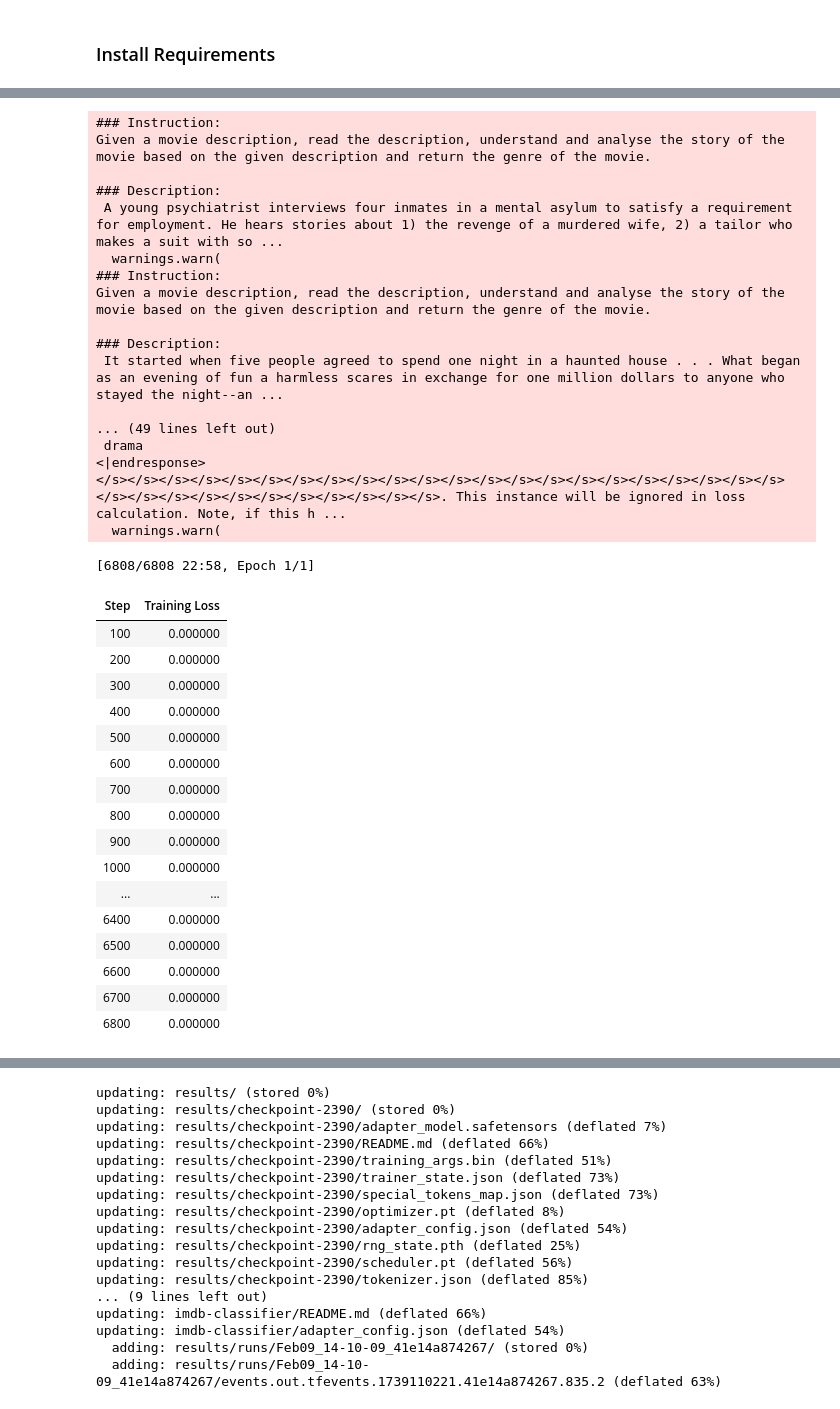
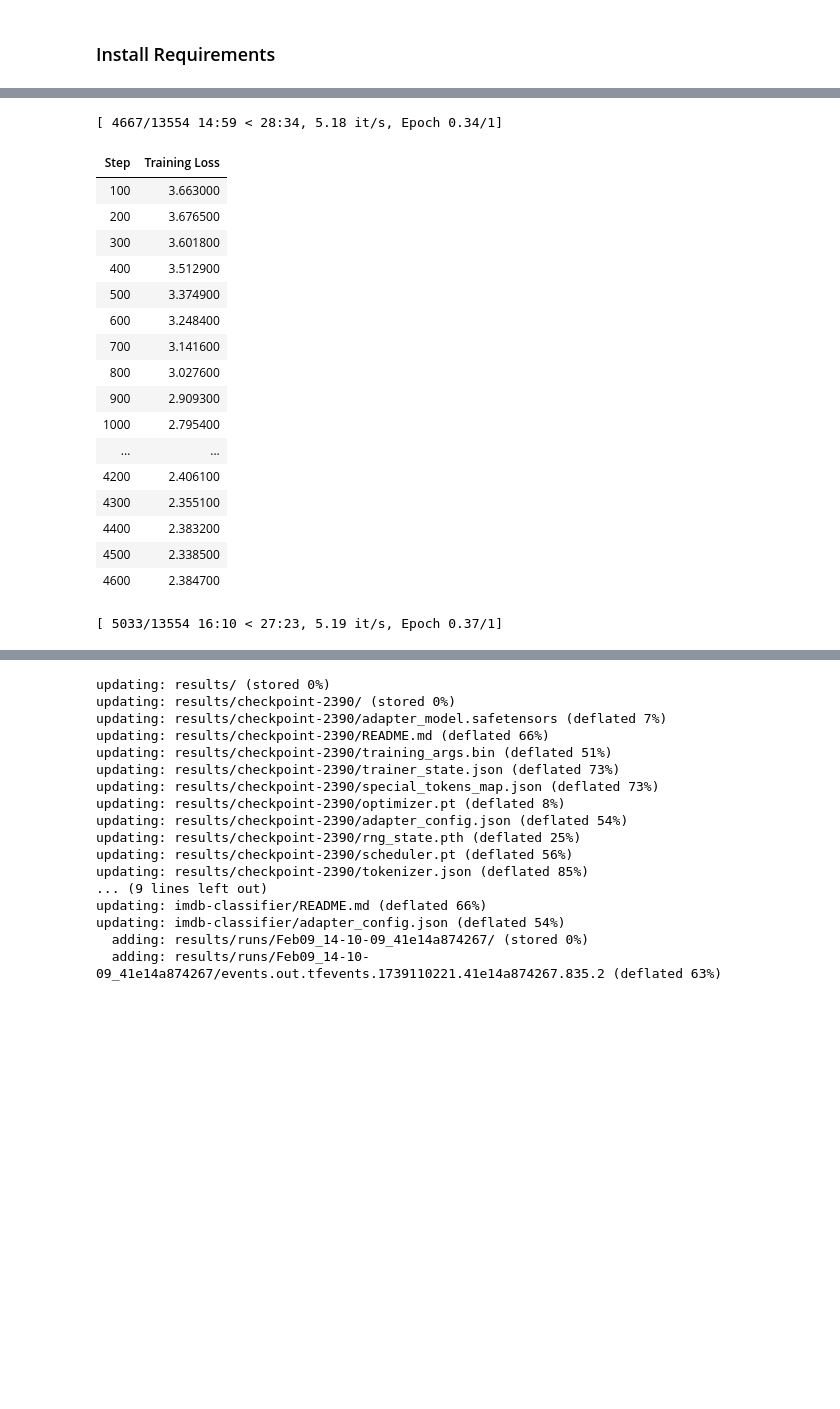
Before and after one commit to saravanan-nj/notebooks, a Jupyter notebook: qlora-tiny-llm.ipynb, the cells around one changed output, grey strips where cells are left out. Saved outputs shown, nothing was run; the diff lists cells and outputs as text; code cells hidden in the pictures; blank space fills up the shorter version.

Commit message:
without data collator

```diff
--- a/qlora-tiny-llm.ipynb
+++ b/qlora-tiny-llm.ipynb
@@ -101,74 +95,65 @@ training_arguments = SFTConfig(
     group_by_length=True,
     lr_scheduler_type="cosine",
     report_to="tensorboard",
-    max_seq_length=512,
+    max_seq_length=256,
     packing=False
 )
 # %%
+def print_tokens_with_ids(txt):
+    tokens = tokenizer.tokenize(txt, add_special_tokens=False)
+    token_ids = tokenizer.encode(txt, add_special_tokens=False)
+    print(list(zip(tokens, token_ids)))
+
+
 def formatted_prompts_func(example):
   output_texts = []
   for i in range(len(example["description"])):
     output_texts.append(f"""
 ### Instruction:
 Given a movie description, read the description, understand and analyse the story of the movie based on the given description and return the genre of the movie.
 
 ### Description:
 {example["description"][i]}
 
 ### Genre:
-{example["genre"][i]}
+{example["genre"][i].strip()}
 <|endresponse>
 """)
+  # print_tokens_with_ids(output_texts[0])
   return output_texts
 
-response_template = "### Genre:"
+response_template =[27332, 6242, 267, 28747, 13]  # "### Genre:"
 collator = DataCollatorForCompletionOnlyLM(response_template, tokenizer=tokenizer)
 
 
 trainer = SFTTrainer(
     model=model,
     train_dataset=dataset,
     peft_config=peft_config,
     args=training_arguments,
     processing_class=tokenizer,
     formatting_func=formatted_prompts_func,
-    data_collator=collator
+    # data_collator=collator
 )
 trainer.train()
 trainer.model.save_pretrained("imdb-classifier")
 # %% [output]
-### Instruction:
-Given a movie description, read the description, understand and analyse the story of the movie based on the given description and return the genre of the movie.
-
-### Description:
- A young psychiatrist interviews four inmates in a mental asylum to satisfy a requirement for employment. He hears stories about 1) the revenge of a murdered wife, 2) a tailor who makes a suit with so ...
-  warnings.warn(
-### Instruction:
-Given a movie description, read the description, understand and analyse the story of the movie based on the given description and return the genre of the movie.
-
-### Description:
- It started when five people agreed to spend one night in a haunted house . . . What began as an evening of fun a harmless scares in exchange for one million dollars to anyone who stayed the night--an ...
-
-... (49 lines left out)
- drama
-<|endresponse>
-</s></s></s></s></s></s></s></s></s></s></s></s></s></s></s></s></s></s></s></s></s></s></s></s></s></s></s></s></s></s></s></s></s>. This instance will be ignored in loss calculation. Note, if this h ...
-  warnings.warn(
+[ 4667/13554 14:59 < 28:34, 5.18 it/s, Epoch 0.34/1]
+| Step | Training Loss |
+| 100 | 3.663000 |
+| 200 | 3.676500 |
+| 300 | 3.601800 |
+| 400 | 3.512900 |
+| 500 | 3.374900 |
+| 600 | 3.248400 |
+| 700 | 3.141600 |
+| 800 | 3.027600 |
+| 900 | 2.909300 |
+| 1000 | 2.795400 |
+| ... | ... |
+| 4200 | 2.406100 |
+| 4300 | 2.355100 |
+| 4400 | 2.383200 |
+| 4500 | 2.338500 |
+| 4600 | 2.384700 |
-[6808/6808 22:58, Epoch 1/1]
+[ 5033/13554 16:10 < 27:23, 5.19 it/s, Epoch 0.37/1]
-| Step | Training Loss |
-| 100 | 0.000000 |
-| 200 | 0.000000 |
-| 300 | 0.000000 |
-| 400 | 0.000000 |
-| 500 | 0.000000 |
-| 600 | 0.000000 |
-| 700 | 0.000000 |
-| 800 | 0.000000 |
-| 900 | 0.000000 |
-| 1000 | 0.000000 |
-| ... | ... |
-| 6400 | 0.000000 |
-| 6500 | 0.000000 |
-| 6600 | 0.000000 |
-| 6700 | 0.000000 |
-| 6800 | 0.000000 |
```
Also changed, not shown: parts of 3 cells of this notebook.
